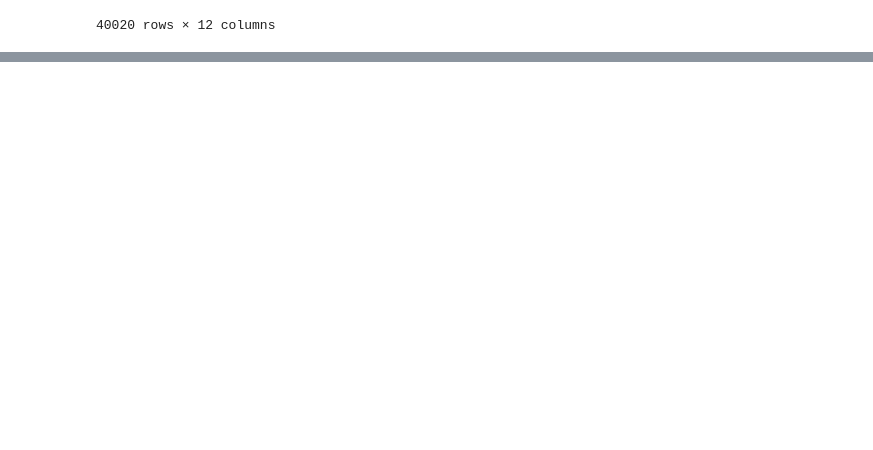
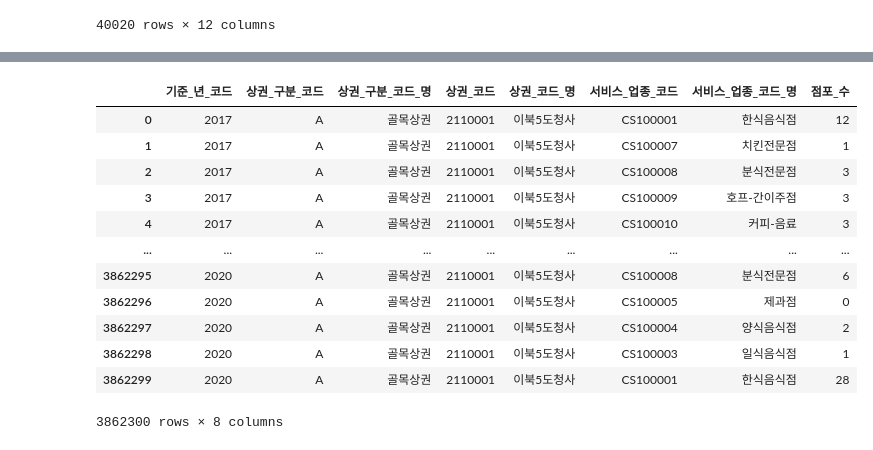
Before and after one commit to Capstone-4/KimJuneHyun_EDA, a Jupyter notebook: 상권EDA_김준현.ipynb, the cells around one changed output, grey strips where cells are left out. Saved outputs shown, nothing was run; the diff lists cells and outputs as text; code cells hidden in the pictures; blank space fills up the shorter version.

```diff
--- a/상권EDA_김준현.ipynb
+++ b/상권EDA_김준현.ipynb
@@ -587,0 +666,37 @@ change_factor
+# %%
+jumpo_2017_temp_1 = pd.read_csv("data/서울시_우리마을가게_상권분석서비스(신_상권_점포)_2017년.csv",encoding="EUC-KR")
+jumpo_2018_temp_1 = pd.read_csv("data/서울시_우리마을가게_상권분석서비스(신_상권_점포)_2018년.csv",encoding="EUC-KR")
+jumpo_2019_temp_1 = pd.read_csv("data/서울시_우리마을가게_상권분석서비스(신_상권_점포)_2019년.csv",encoding="EUC-KR")
+
+
+jumpo_2017_temp_2 = pd.read_csv("data/서울시_우리마을가게_상권분석서비스(신_상권배후지_점포)_2017년.csv",encoding="EUC-KR")
+jumpo_2018_temp_2 = pd.read_csv("data/서울시_우리마을가게_상권분석서비스(신_상권배후지_점포)_2018년.csv",encoding="EUC-KR")
+jumpo_2019_temp_2 = pd.read_csv("data/서울시_우리마을가게_상권분석서비스(신_상권배후지_점포)_2019년.csv",encoding="EUC-KR")
+# %%
+jumpo_2017_temp_1=jumpo_2017_temp_1[['기준_년_코드' , '상권_구분_코드' , '상권_구분_코드_명' , '상권_코드' , '상권_코드_명','서비스_업종_코드','서비스_업종_코드_명','점포_수']]
+jumpo_2017_temp_2=jumpo_2017_temp_2[['기준_년_코드' , '상권_구분_코드' , '상권_구분_코드_명' , '상권_코드' , '상권_코드_명','서비스_업종_코드','서비스_업종_코드_명','점포_수']]
+jumpo_2018_temp_1=jumpo_2018_temp_1[['기준_년_코드' , '상권_구분_코드' , '상권_구분_코드_명' , '상권_코드' , '상권_코드_명','서비스_업종_코드','서비스_업종_코드_명','점포_수']]
+jumpo_2018_temp_2=jumpo_2018_temp_2[['기준_년_코드' , '상권_구분_코드' , '상권_구분_코드_명' , '상권_코드' , '상권_코드_명','서비스_업종_코드','서비스_업종_코드_명','점포_수']]
+jumpo_2019_temp_1=jumpo_2019_temp_1[['기준_년_코드' , '상권_구분_코드' , '상권_구분_코드_명' , '상권_코드' , '상권_코드_명','서비스_업종_코드','서비스_업종_코드_명','점포_수']]
+jumpo_2019_temp_2=jumpo_2017_temp_2[['기준_년_코드' , '상권_구분_코드' , '상권_구분_코드_명' , '상권_코드' , '상권_코드_명','서비스_업종_코드','서비스_업종_코드_명','점포_수']]
+jumpo_2017 = pd.concat([jumpo_2017_temp_1 , jumpo_2017_temp_2])
+jumpo_2018 = pd.concat([jumpo_2018_temp_1 , jumpo_2018_temp_2])
+jumpo_2019 = pd.concat([jumpo_2019_temp_1 , jumpo_2019_temp_2])
+jumpo_list = [jumpo_2017 , jumpo_2018,jumpo_2019, jumpo]
+jumpo= pd.concat(jumpo_list ,ignore_index=True)
+# %%
+jumpo
+# %% [output]
+|  | 기준_년_코드 | 상권_구분_코드 | 상권_구분_코드_명 | 상권_코드 | 상권_코드_명 | 서비스_업종_코드 | 서비스_업종_코드_명 | 점포_수 |
+| 0 | 2017 | A | 골목상권 | 2110001 | 이북5도청사 | CS100001 | 한식음식점 | 12 |
+| 1 | 2017 | A | 골목상권 | 2110001 | 이북5도청사 | CS100007 | 치킨전문점 | 1 |
+| 2 | 2017 | A | 골목상권 | 2110001 | 이북5도청사 | CS100008 | 분식전문점 | 3 |
+| 3 | 2017 | A | 골목상권 | 2110001 | 이북5도청사 | CS100009 | 호프-간이주점 | 3 |
+| 4 | 2017 | A | 골목상권 | 2110001 | 이북5도청사 | CS100010 | 커피-음료 | 3 |
+| ... | ... | ... | ... | ... | ... | ... | ... | ... |
+| 3862295 | 2020 | A | 골목상권 | 2110001 | 이북5도청사 | CS100008 | 분식전문점 | 6 |
+| 3862296 | 2020 | A | 골목상권 | 2110001 | 이북5도청사 | CS100005 | 제과점 | 0 |
+| 3862297 | 2020 | A | 골목상권 | 2110001 | 이북5도청사 | CS100004 | 양식음식점 | 2 |
+| 3862298 | 2020 | A | 골목상권 | 2110001 | 이북5도청사 | CS100003 | 일식음식점 | 1 |
+| 3862299 | 2020 | A | 골목상권 | 2110001 | 이북5도청사 | CS100001 | 한식음식점 | 28 |
+3862300 rows × 8 columns
```
Also changed, not shown: parts of 4 cells of this notebook.
